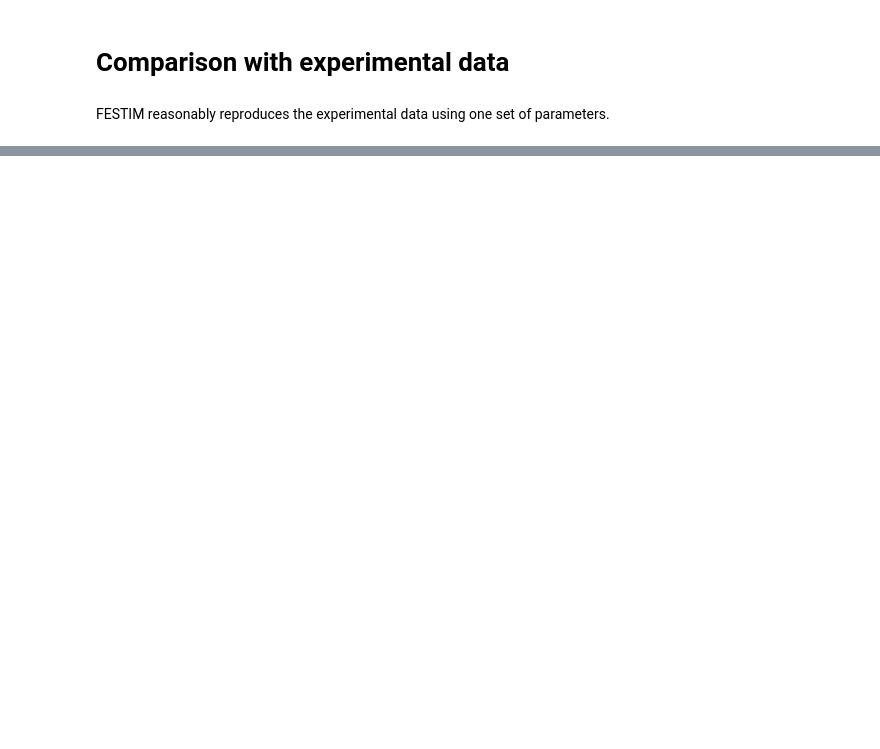
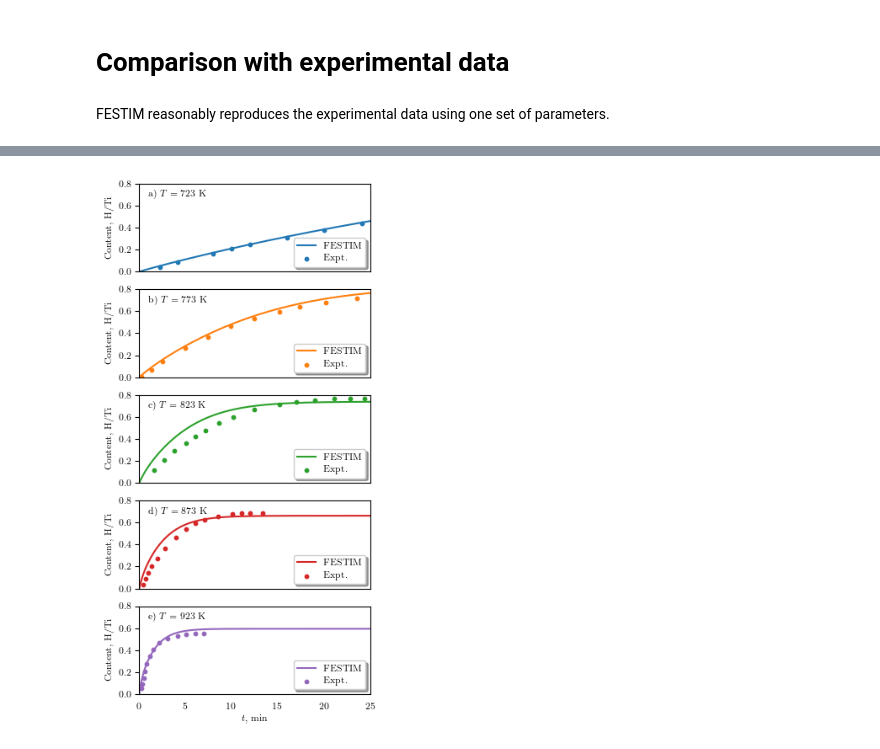
Before and after one commit to KulaginVladimir/FESTIM-SurfaceKinetics-Validation, a Jupyter notebook: H_Ti/H_Ti.ipynb, the cells around one changed output, grey strips where cells are left out. Saved outputs shown, nothing was run; the diff lists cells and outputs as text; code cells hidden in the pictures; blank space fills up the shorter version.

Commit message:
Upd figure for H-Ti case

```diff
--- a/H_Ti/H_Ti.ipynb
+++ b/H_Ti/H_Ti.ipynb
@@ -238,0 +239,49 @@ plt.show()
+# %%
+import matplotlib.pyplot as plt
+import matplotlib.colors as mcolors
+from string import ascii_lowercase
+
+params = {
+    "text.usetex": True,
+    "font.size": 8,
+    "font.family": "Times New Roman",
+}
+plt.rcParams.update(params)
+colors = [value for value in mcolors.TABLEAU_COLORS.values()]
+
+
+def plot_inventory(axis, T0, FESTIM_data, color):
+    retention = np.array(FESTIM_data[1].data) + 2 * np.array(FESTIM_data[0].data)
+    t = np.array(FESTIM_data.t)
+
+    axis.plot(
+        t / 60, retention * A / N_Ti, lw=1.5, label=f"FESTIM", ls="solid", color=color
+    )
+
+    exp = np.loadtxt(f"./reference_data/{T0-273}.csv", delimiter=",", skiprows=1)
+    axis.scatter(exp[:, 0], exp[:, 1], s=10, label=f"Expt.", color=color)
+
+
+mm2inch = 0.1 / 2.54
+fig, axs = plt.subplots(
+    5, 1, figsize=(90 * mm2inch, 200 * mm2inch), sharex=True, sharey=True
+)
+
+for i, (axis, T0) in enumerate(zip(axs, T_list)):
+    plot_inventory(axs[i], T0, results[T0], colors[i])
+
+    axis.text(1, 0.7, rf"{ascii_lowercase[i]}) $T={T0}$ K", ha="left", va="center")
+    axis.legend(loc="lower right", shadow=True)
+    axis.set_ylabel("Content, H/Ti")
+
+    if i != 5:
+        axis.tick_params(which="both", bottom=False)
+
+axs[-1].set_xlabel("$t$, min")
+axs[-1].set_ylim(0, 0.8)
+axs[-1].set_xlim(0, 25)
+
+# plt.savefig('./H_Ti.pdf', dpi = 1000, bbox_inches='tight', pad_inches=0.01)
+plt.show()
+# %% [output]
+[figure, added]
```
Also changed, not shown: parts of 2 cells of this notebook.
